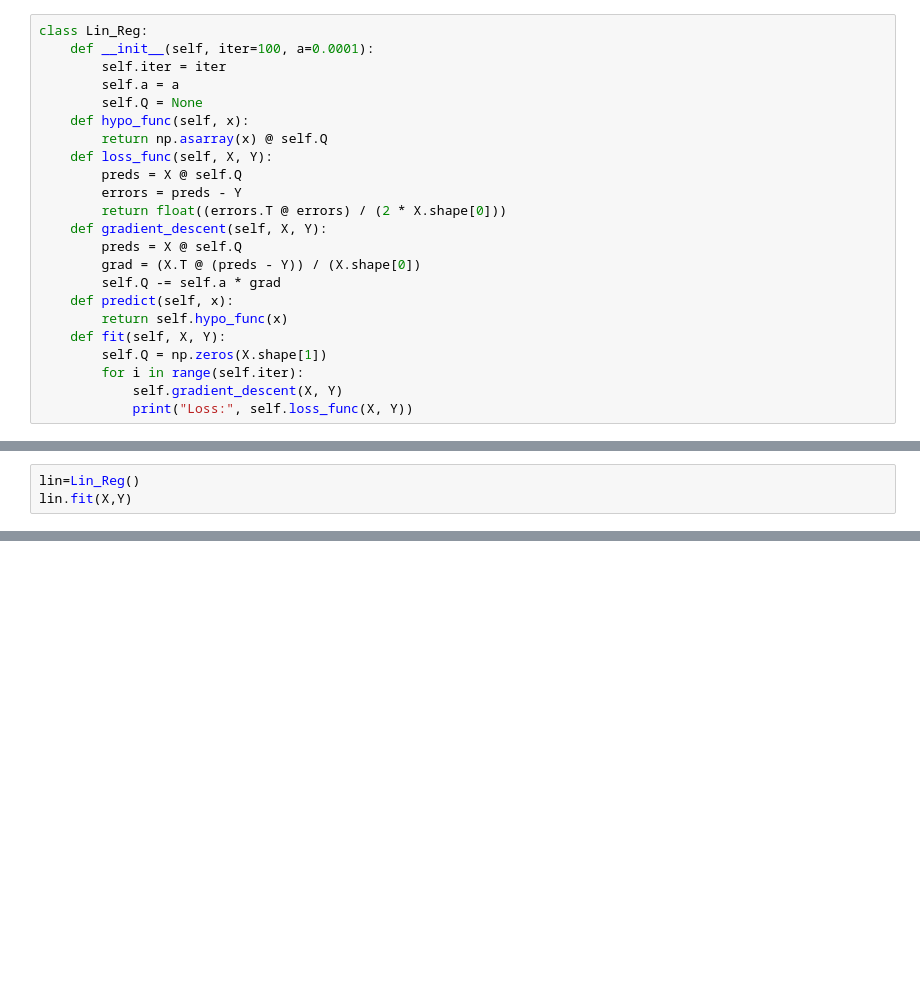
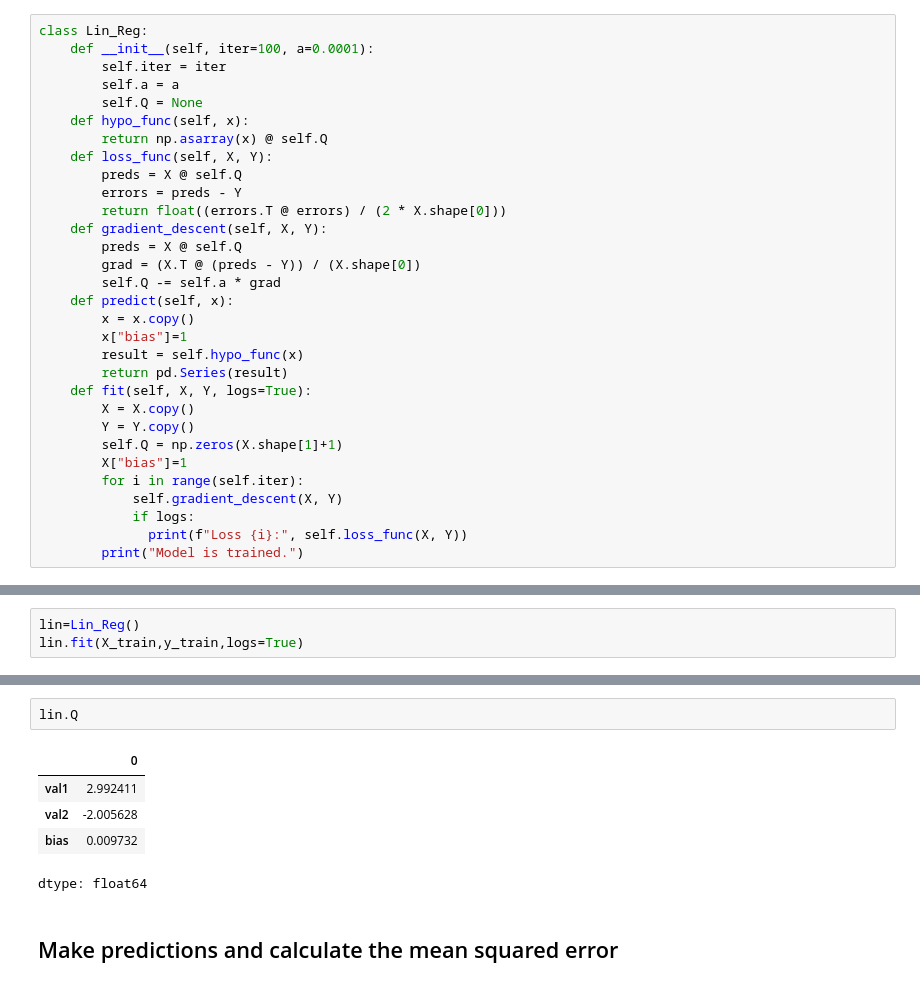
Before and after one commit to OmerTurk1/ML-From-Scratch, a Jupyter notebook: LinearRegression.ipynb, the cells around one changed output, grey strips where cells are left out. Saved outputs shown, nothing was run; the diff lists cells and outputs as text; blank space fills up the shorter version.

```diff
--- a/LinearRegression.ipynb
+++ b/LinearRegression.ipynb
@@ -44,9 +64,17 @@ class Lin_Reg:
         grad = (X.T @ (preds - Y)) / (X.shape[0])
         self.Q -= self.a * grad
     def predict(self, x):
-        return self.hypo_func(x)
-    def fit(self, X, Y):
-        self.Q = np.zeros(X.shape[1])
+        x = x.copy()
+        x["bias"]=1
+        result = self.hypo_func(x)
+        return pd.Series(result)
+    def fit(self, X, Y, logs=True):
+        X = X.copy()
+        Y = Y.copy()
+        self.Q = np.zeros(X.shape[1]+1)
+        X["bias"]=1
         for i in range(self.iter):
             self.gradient_descent(X, Y)
-            print("Loss:", self.loss_func(X, Y))
+            if logs:
+              print(f"Loss {i}:", self.loss_func(X, Y))
+        print("Model is trained.")
@@ -60,4 +110,4 @@ X.shape[0]
 # %%
 lin=Lin_Reg()
-lin.fit(X,Y)
+lin.fit(X_train,y_train,logs=True)
 # %% [output]
@@ -81,3 +131,13 @@ Loss: 3.319987541853985
+# %%
+lin.Q
+# %% [output]
+|  | 0 |
+| val1 | 2.992411 |
+| val2 | -2.005628 |
+| bias | 0.009732 |
+dtype: float64
+# %% [markdown]
+## Make predictions and calculate the mean squared error
 # %%
 x=pd.Series({"val1":20,"val2":30})
 print(lin.predict(x), func(x["val1"], x["val2"]))
```
Also changed, not shown: parts of 24 cells of this notebook.
